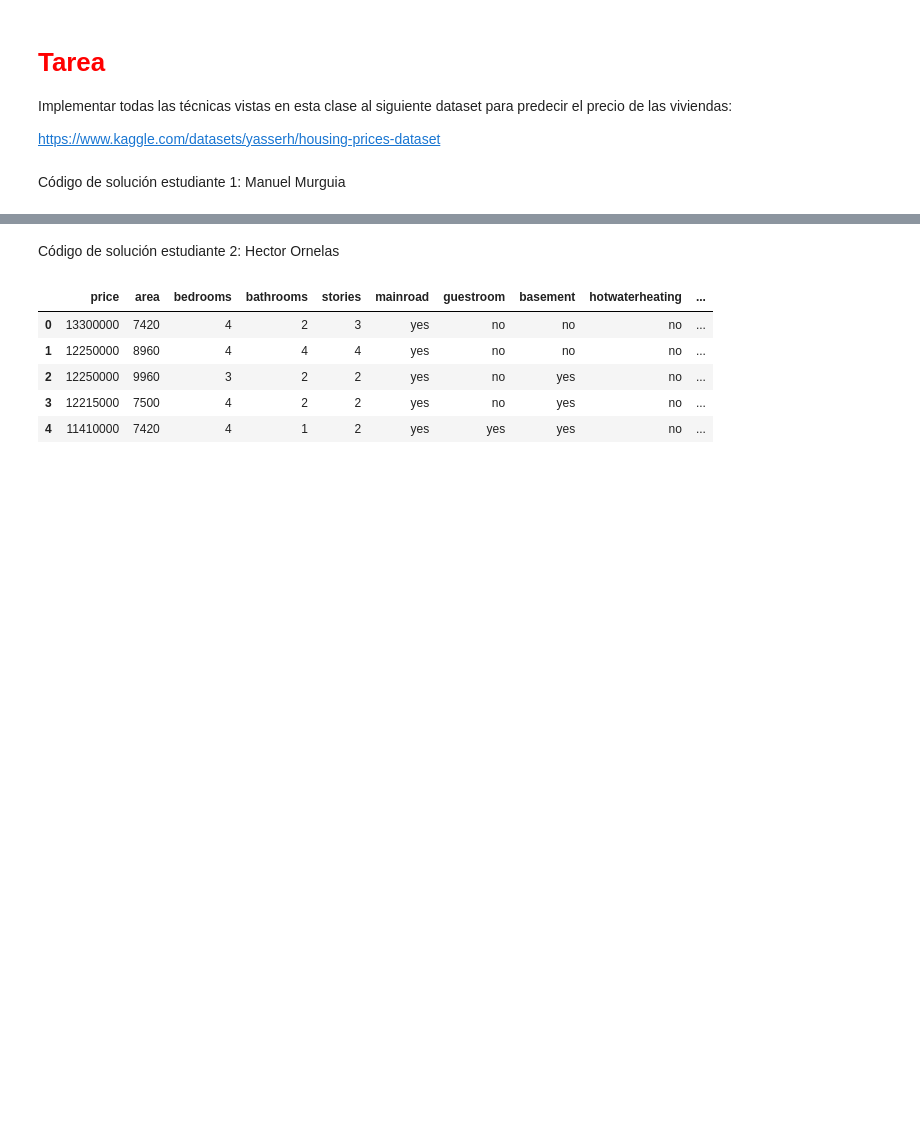
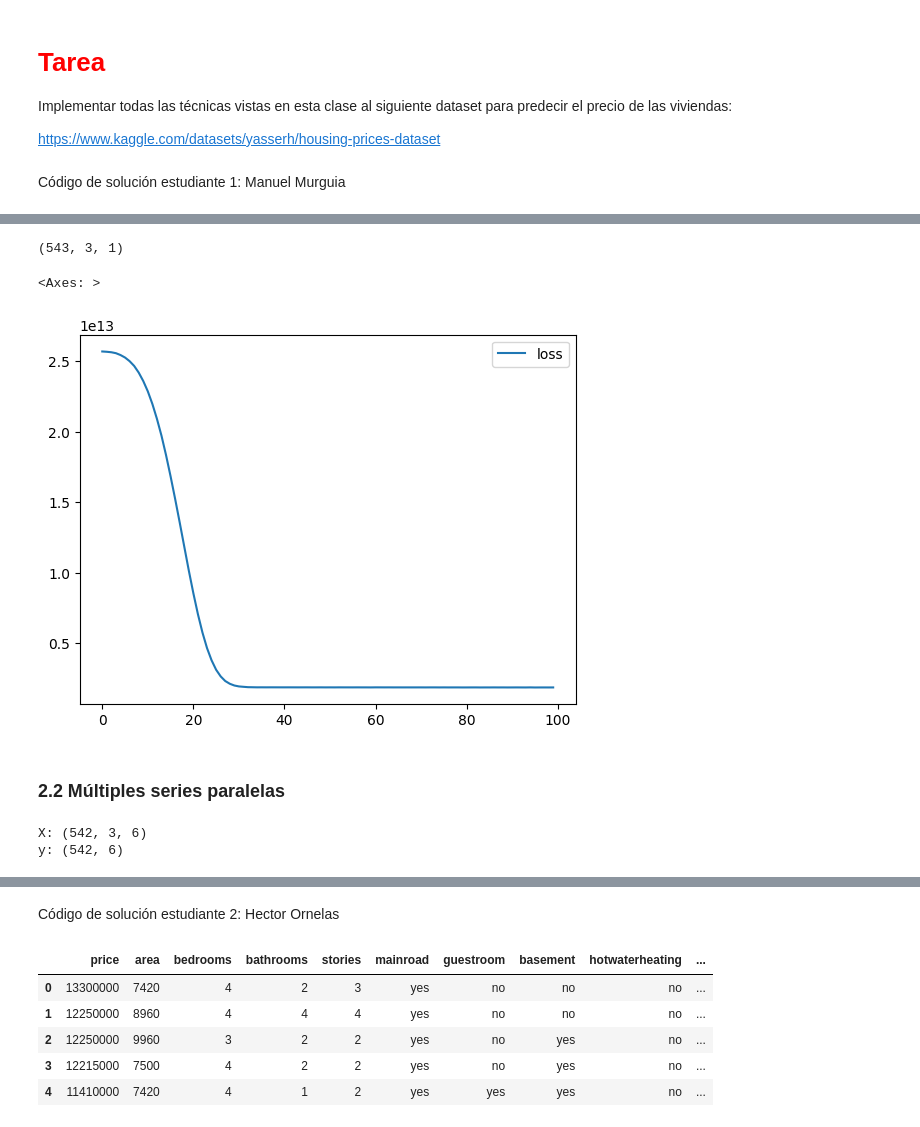
Before and after one commit to ManuelMurguia/ProyectoConjunto_T5_MAMurguia_HCOrnelas, a Jupyter notebook: Tarea5.ipynb, the cells around one changed output, grey strips where cells are left out. Cells and saved outputs as stored; diff of their text form; code cells hidden in the pictures; blank space fills up the shorter version.

```diff
--- a/Tarea5.ipynb
+++ b/Tarea5.ipynb
@@ -35,0 +211,13 @@ Código de solución estudiante 1: Manuel Murguia
+# %%
+n_features = 1
+submodels = [create_submodel(steps=n_steps, features=n_features) for x in range(X.shape[-1])]
+inputs = [x[0] for x in submodels]
+cnns = [x[1] for x in submodels]
+
+merge = concatenate(cnns)
+dense = Dense(50, activation='relu')(merge)
+output = Dense(1)(dense)
+# %%
+model_3 = Model(inputs=inputs, outputs=output)
+model_3.compile(optimizer='adam', loss='mse')
+model_3.summary()
@@ -35,0 +246,20 @@ Código de solución estudiante 1: Manuel Murguia
+# %%
+# Separar entradas
+X1 = X[:, :, 0].reshape(X.shape[0], X.shape[1], n_features)
+X2 = X[:, :, 1].reshape(X.shape[0], X.shape[1], n_features)
+X3 = X[:, :, 2].reshape(X.shape[0], X.shape[1], n_features)
+X4 = X[:, :, 3].reshape(X.shape[0], X.shape[1], n_features)
+X5 = X[:, :, 4].reshape(X.shape[0], X.shape[1], n_features)
+
+print(X1.shape)
+# %% [output]
+(543, 3, 1)
+# %%
+history_3 = model_3.fit([X1, X2, X3, X4, X5], y, epochs=100, verbose=0)
+# %%
+pd.DataFrame(history_3.history).plot()
+# %% [output]
+<Axes: >
+[figure, added]
+# %% [markdown]
+### 2.2 Múltiples series paralelas
@@ -35,0 +282,8 @@ Código de solución estudiante 1: Manuel Murguia
+# %%
+X, y = split_multiple_forecasting_sequence(numeric_data.to_numpy(), n_steps)
+
+print(f'X: {X.shape}')
+print(f'y: {y.shape}')
+# %% [output]
+X: (542, 3, 6)
+y: (542, 6)
```
Also changed, not shown: parts of 49 cells of this notebook.
